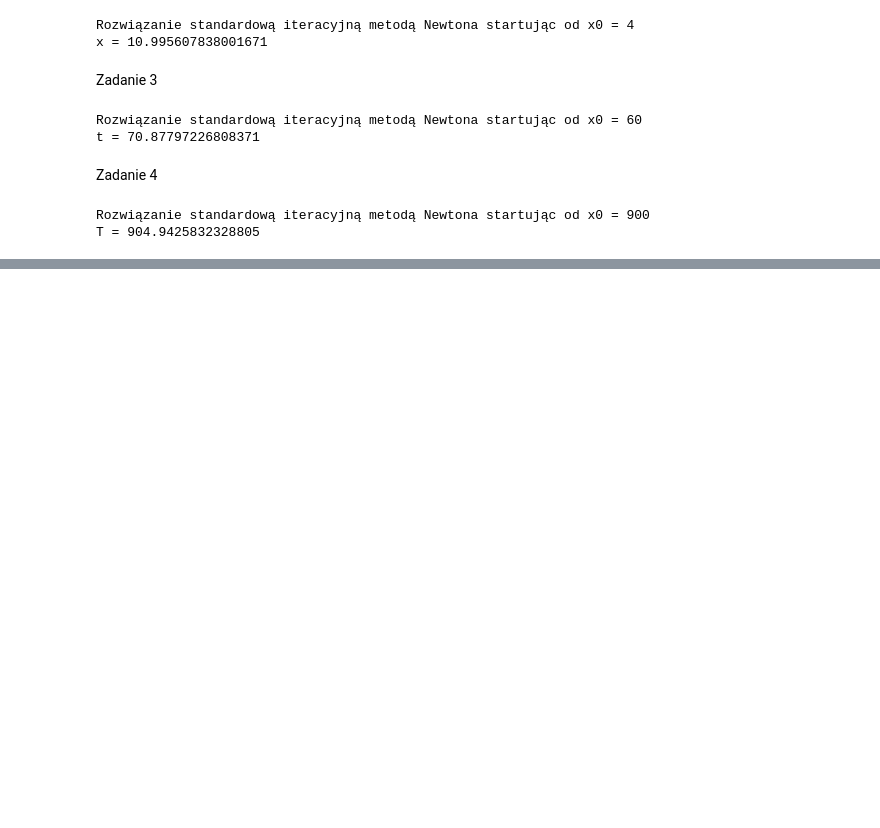
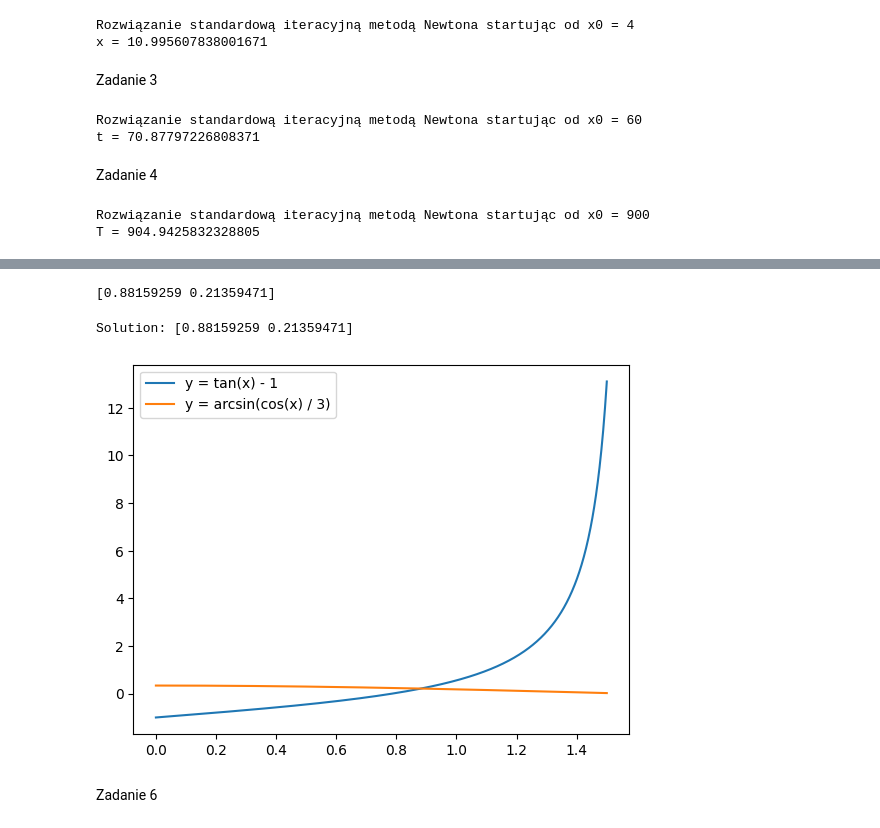
Before and after one commit to rafglo/Metody-numeryczne, a Jupyter notebook: lista4.ipynb, the cells around one changed output, grey strips where cells are left out. Drawn from its saved outputs; the diff is of its cells as text; code cells hidden in the pictures; blank space fills up the shorter version.

```diff
--- a/lista4.ipynb
+++ b/lista4.ipynb
@@ -244,0 +262,31 @@ T = 904.9425832328805
+# %%
+print(newton_nonlinear(F,F_prime, [0,0], 1000, 1e-8))
+# %% [output]
+[0.88159259 0.21359471]
+# %%
+from scipy.optimize import fsolve
+
+def equations(vars):
+    x, y = vars
+    eq1 = np.tan(x) - y - 1
+    eq2 = np.cos(x) - 3*np.sin(y)
+    return [eq1, eq2]
+
+initial_guess = [0,0]
+solution = fsolve(equations, initial_guess)
+print("Solution:", solution)
+# %% [output]
+Solution: [0.88159259 0.21359471]
+# %%
+y1 = lambda x: np.tan(x) - 1
+y2 = lambda x: np.arcsin(np.cos(x)/3)
+xs = np.linspace(0, 1.5,1000)
+# %%
+plt.plot(xs, y1(xs), label="y = tan(x) - 1")
+plt.plot(xs, y2(xs), label="y = arcsin(cos(x) / 3)")
+plt.legend(loc="best")
+plt.show()
+# %% [output]
+[figure, added]
+# %% [markdown]
+Zadanie 6
```
Also changed, not shown: parts of 5 cells of this notebook.
